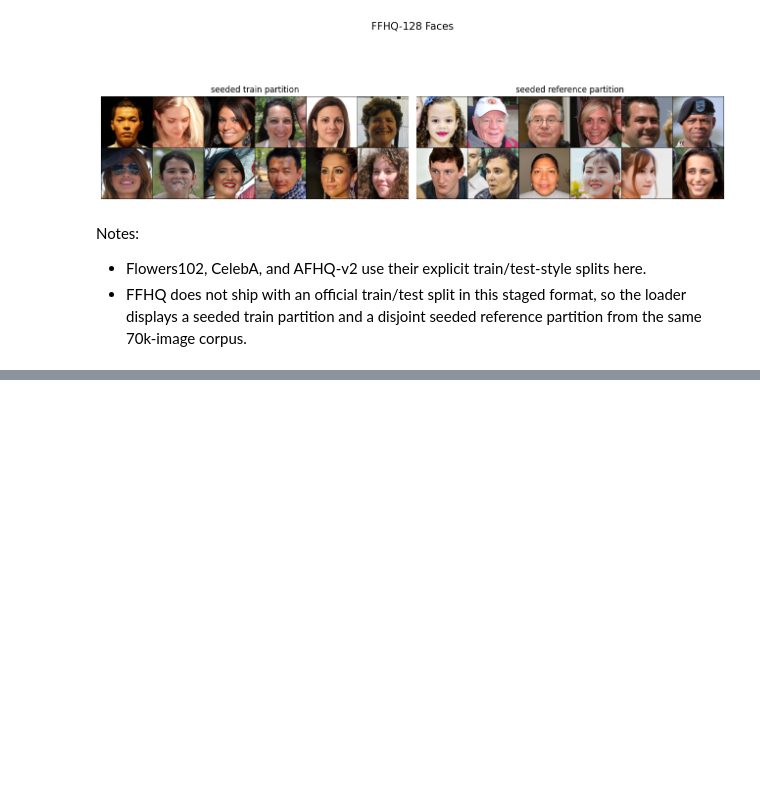
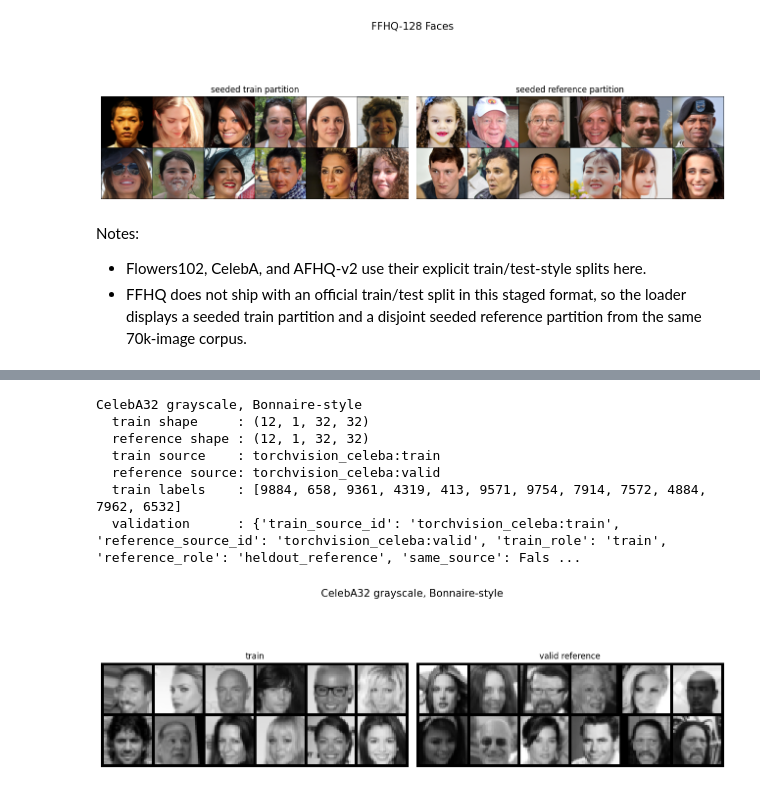
Before and after one commit to MohammedAlJaff/mem_par, a Jupyter notebook: prototyping/dataset_gallery.ipynb, the cells around one changed output, grey strips where cells are left out. Drawn from its saved outputs; the diff is of its cells as text; code cells hidden in the pictures; blank space fills up the shorter version.

Commit message:
Prune legacy surfaces and document data bundles

```diff
--- a/prototyping/dataset_gallery.ipynb
+++ b/prototyping/dataset_gallery.ipynb
@@ -19,7 +19,7 @@ for path in (repo_root, src_root):
     if str(path) not in sys.path:
         sys.path.insert(0, str(path))
 
-data_root = repo_root / "tmp" / "data"
+data_root = repo_root / "data"
 print("repo_root:", repo_root)
 print("data_root:", data_root)
 # %% [output]
@@ -221,0 +401,40 @@ Notes:
+# %%
+# CelebA32 / Bonnaire-style grayscale bundle.
+#
+# Why this shape:
+# - 1 channel keeps the empirical image experiment close to the historical
+#   grayscale CelebA32 setup.
+# - 32x32 matches the current lightweight UNet prototype scale.
+# - train/reference use different torchvision CelebA splits, so the leakage
+#   guard expects different source IDs.
+celeba32_config = clone_config(get_base_config())
+celeba32_config.data.dataset = "celeba32_grey"
+celeba32_config.data.root = str(data_root)
+celeba32_config.data.download = False
+celeba32_config.data.n_train = N_SHOW
+celeba32_config.data.n_eval = N_SHOW
+celeba32_config.data.image_size = 32
+celeba32_config.data.image_channels = 1
+celeba32_config.data.flatten = False
+celeba32_config.data.reference_split = "valid"
+celeba32_config.data.allow_same_source_reference = False
+celeba32_config.training.seed = SEED
+
+celeba32_bundle = build_data_bundle(celeba32_config)
+
+celeba32_spec = {
+    "title": "CelebA32 grayscale, Bonnaire-style",
+    "train_label": "train",
+    "reference_label": "valid reference",
+}
+summarize_bundle(celeba32_spec, celeba32_bundle)
+plot_train_reference(celeba32_spec, celeba32_bundle)
+# %% [output]
+CelebA32 grayscale, Bonnaire-style
+  train shape     : (12, 1, 32, 32)
+  reference shape : (12, 1, 32, 32)
+  train source    : torchvision_celeba:train
+  reference source: torchvision_celeba:valid
+  train labels    : [9884, 658, 9361, 4319, 413, 9571, 9754, 7914, 7572, 4884, 7962, 6532]
+  validation      : {'train_source_id': 'torchvision_celeba:train', 'reference_source_id': 'torchvision_celeba:valid', 'train_role': 'train', 'reference_role': 'heldout_reference', 'same_source': Fals ...
+[figure, added]
```
Also changed, not shown: parts of 18 cells of this notebook, 20 other files.
